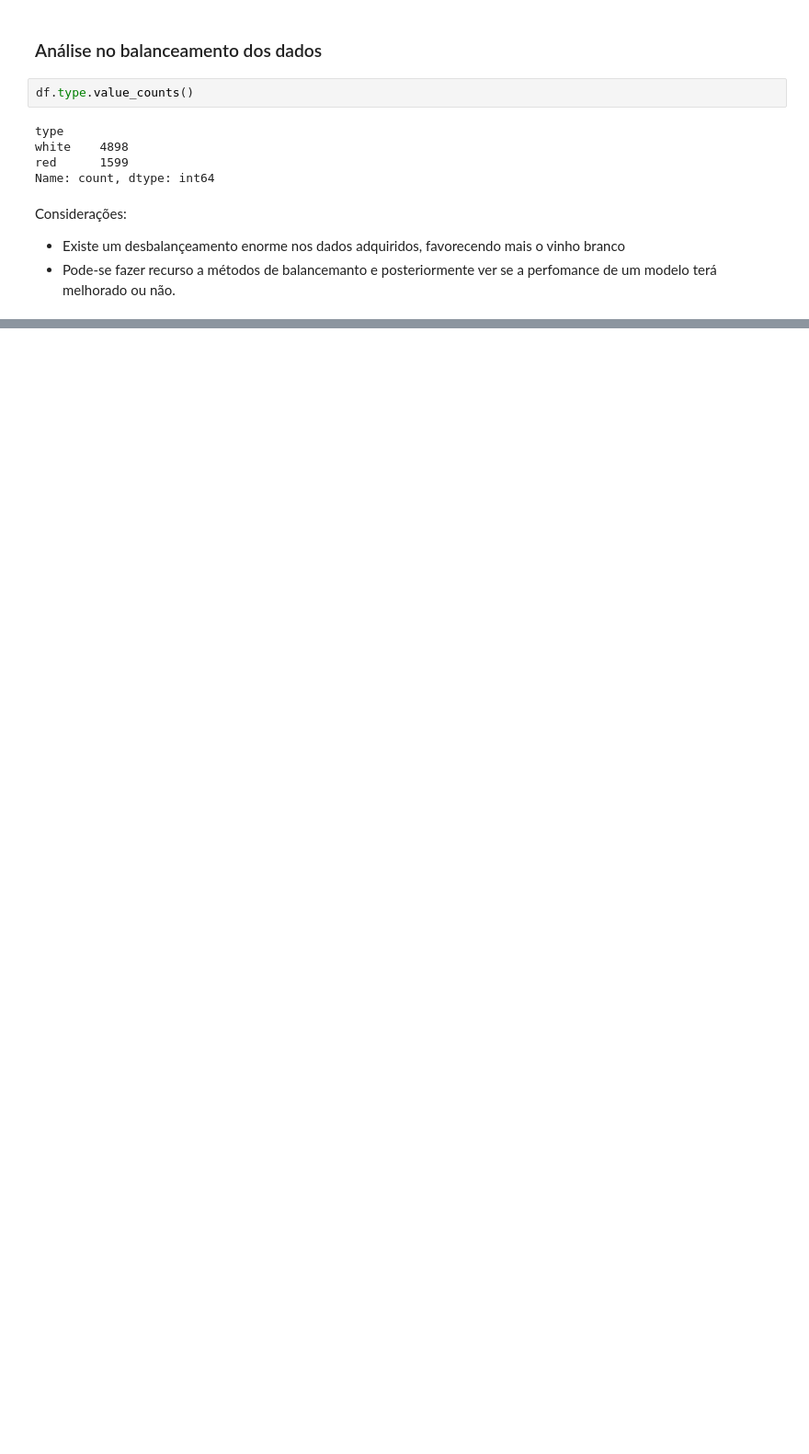
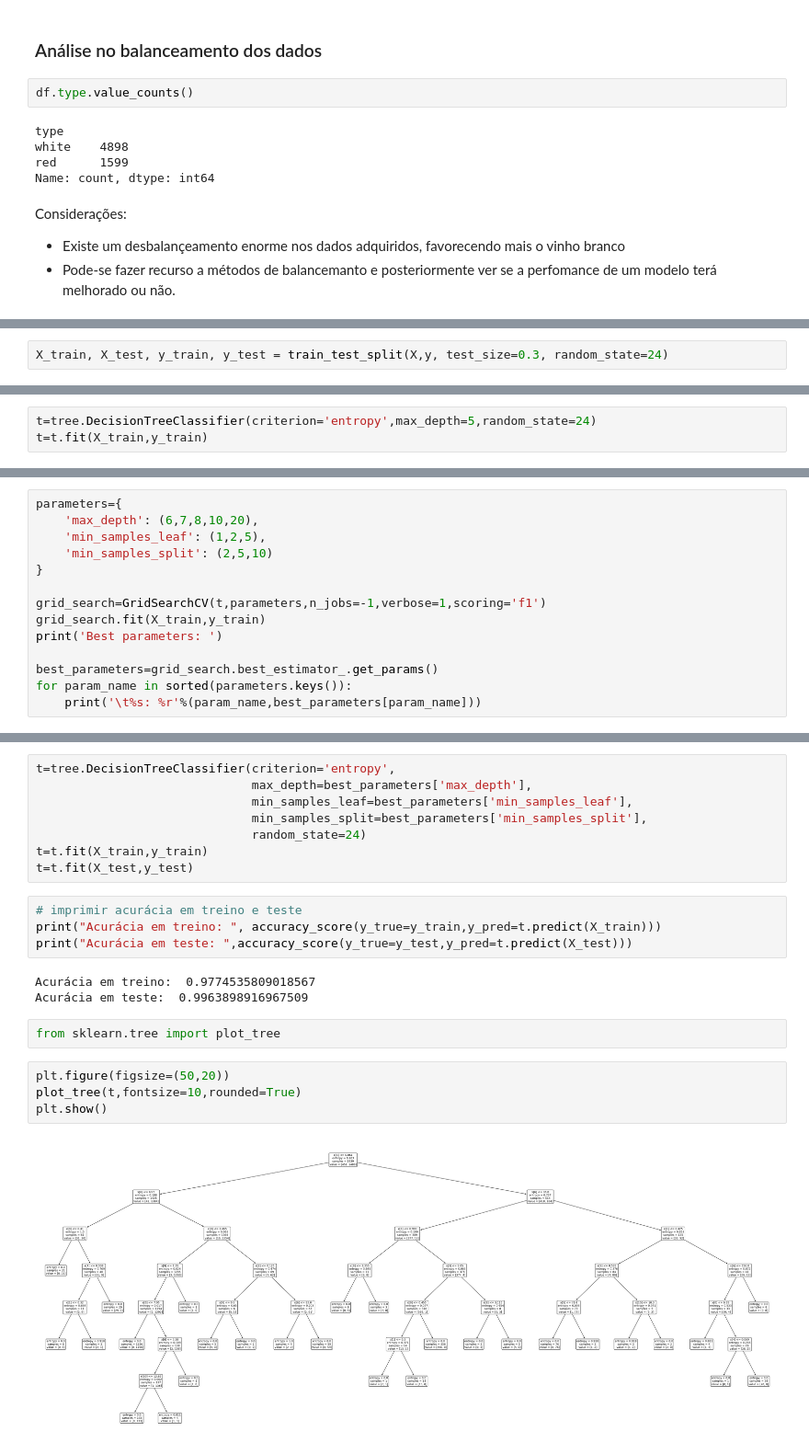
Before and after one commit to FranciscoGameiro2004/TSIW-IA-Vinhos, a Jupyter notebook: AI_Wine.ipynb, the cells around one changed output, grey strips where cells are left out. Shown: that part at 92% size. Saved outputs shown, nothing was run; the diff lists cells and outputs as text; blank space fills up the shorter version.

Commit message:
decion tree

```diff
--- a/AI_Wine.ipynb
+++ b/AI_Wine.ipynb
@@ -162,0 +409,2 @@ Considerações:
+# %%
+X_train, X_test, y_train, y_test = train_test_split(X,y, test_size=0.3, random_state=24)
@@ -162,0 +415,3 @@ Considerações:
+# %%
+t=tree.DecisionTreeClassifier(criterion='entropy',max_depth=5,random_state=24)
+t=t.fit(X_train,y_train)
@@ -162,0 +427,14 @@ Considerações:
+# %%
+parameters={
+    'max_depth': (6,7,8,10,20),
+    'min_samples_leaf': (1,2,5),
+    'min_samples_split': (2,5,10)
+}
+
+grid_search=GridSearchCV(t,parameters,n_jobs=-1,verbose=1,scoring='f1')
+grid_search.fit(X_train,y_train)
+print('Best parameters: ')
+
+best_parameters=grid_search.best_estimator_.get_params()
+for param_name in sorted(parameters.keys()):
+    print('\t%s: %r'%(param_name,best_parameters[param_name]))
@@ -162,0 +463,23 @@ Considerações:
+# %%
+t=tree.DecisionTreeClassifier(criterion='entropy',
+                              max_depth=best_parameters['max_depth'],
+                              min_samples_leaf=best_parameters['min_samples_leaf'],
+                              min_samples_split=best_parameters['min_samples_split'],
+                              random_state=24)
+t=t.fit(X_train,y_train)
+t=t.fit(X_test,y_test)
+# %%
+# imprimir acurácia em treino e teste
+print("Acurácia em treino: ", accuracy_score(y_true=y_train,y_pred=t.predict(X_train)))
+print("Acurácia em teste: ",accuracy_score(y_true=y_test,y_pred=t.predict(X_test)))
+# %% [output]
+Acurácia em treino:  0.9774535809018567
+Acurácia em teste:  0.9963898916967509
+# %%
+from sklearn.tree import plot_tree
+# %%
+plt.figure(figsize=(50,20))
+plot_tree(t,fontsize=10,rounded=True)
+plt.show()
+# %% [output]
+[figure, added]
```
Also changed, not shown: parts of 50 cells of this notebook.
